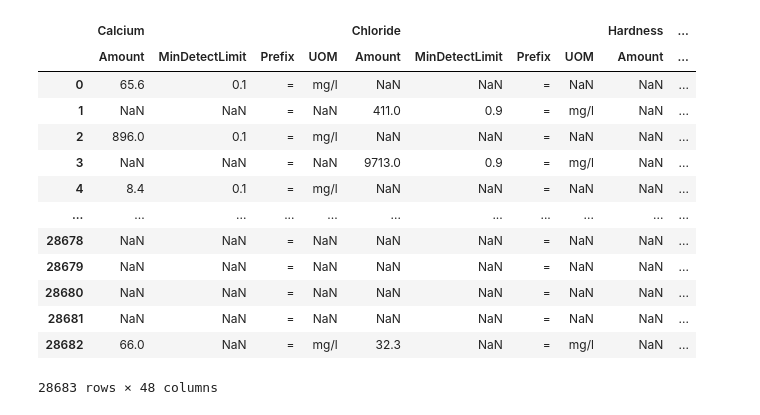
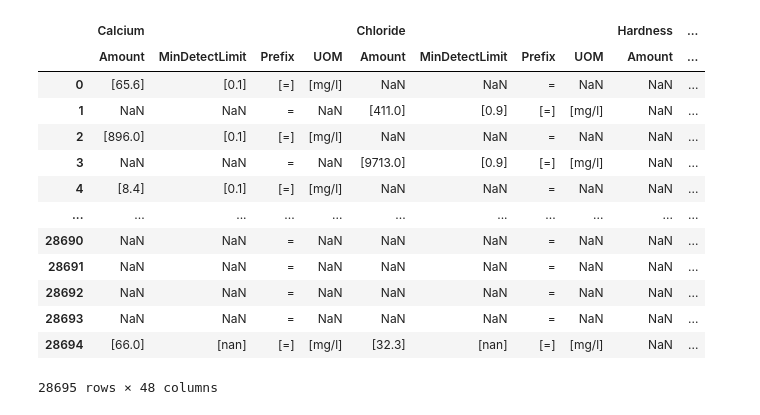
Before and after one commit to comp3988-th16-03-p39/groundwater_quality, a Jupyter notebook: Datasets/data_cleaning.ipynb, the cells around one changed output. Drawn from its saved outputs; the diff is of its cells as text; code cells hidden in the pictures.

Commit message:
Developed cleaning process using functions from Nihar. Jason and I pair-programmed this.

```diff
--- a/Datasets/data_cleaning.ipynb
+++ b/Datasets/data_cleaning.ipynb
@@ -66,0 +172,14 @@ dataset_pivoted
+# %%
+# remove units whitespace and convert to lowercase
+def clean_units (units):
+    if isinstance(units,list):
+        return ["".join(unit.strip().lower().split()) if isinstance(unit,str) else unit for unit in units]
+    elif isinstance(units,str):
+        return "".join(units.strip().lower().split())
+    else:
+        return np.nan
+
+units_index = list(itt.product(desired_chemical_names,["UOM"]))
+dataset_pivoted[units_index] = dataset_pivoted[units_index].applymap(clean_units)
+
+dataset_pivoted
@@ -67,32 +201,12 @@ dataset_pivoted
 # %%
-# Part 2 apply formatting to each cell and expand
-
-desired_chemical_names=["Chloride", "Sulfate", "Hardness", "Sodium", "Potassium", "Magnesium", "Calcium",
-                            "Specific Conductance", "Total Dissolved Solids", "Water Temperature", "pH"]
-
-def transform_chemical_data(df: pd.DataFrame,
-                            chem_name: str,
-                            transform: Callable[[tuple[Any]], tuple[Any]],
-                            input_row_names: list[str],
-                            output_row_names: list[str]
-                            ):
-
-    input_row_multiindex = [(chem_name, i) for i in input_row_names]
-    output_row_multiindex = [(chem_name, i) for i in output_row_names]
-
-    df[output_row_multiindex] = df[input_row_multiindex].apply(
-        lambda row: transform(*[row[i] for i in input_row_multiindex]),
-        axis=1, result_type="expand"
-    )
-
 # This function should format a single amount value and output a float-prefix tuple.
 def format_amount (erase_invalid : bool = False):
 
-    def format_amount_func (amount, min_detection_limit):
+    def format_amount_func (amount, min_detection_limit, uom):
 
         #if amount is already number
         if isinstance(amount,nb.Number):
-            return ('=',float(amount))
+            return ('=',float(amount), uom)
 
         if isinstance(amount,str):
             #remove whitespace
@@ -101,48 +215,48 @@ def format_amount (erase_invalid : bool = False):
 
             #if amount matches prefix-numerical form
             if re.fullmatch(r'([<>=]?)[0-9]*(\.?)[0-9]+', amount):
                 if re.match(r'[<>=]',amount):
                     amount_prefix = re.split(r'[<>=]', amount)
                     amount_prefix[1] = float(amount_prefix[1])
-                    amount_prefix = (amount_prefix[0], amount_prefix[1])
+                    amount_prefix = (amount_prefix[0], amount_prefix[1], uom)
                 else:
-                    amount_prefix = ("=",float(amount))
+                    amount_prefix = ("=",float(amount), uom)
                 return amount_prefix
 
             #if amount is below detection limit
             elif amount == "BDL" or amount == "ND":
                 if min_detection_limit is not None:
-                    return ("<", min_detection_limit)
+                    return ("<", min_detection_limit, uom)
                 else:
-                    return ("=", 0)
+                    return ("=", 0, uom)
 
         #otherwise amount is invalid
         if erase_invalid:
-            return (np.nan, np.nan)
+            return (np.nan, np.nan, np.nan)
         else:
             raise ValueError("Invalid Formatting - " + str(amount))
 
     return format_amount_func
 
 # apply formatting to every chemical and sort columns
 for chemical_name in desired_chemical_names:
     transform_chemical_data(dataset_pivoted, chemical_name, format_amount(True),
-                            ["Amount", "MinDetectLimit"], ["Prefix", "Amount"])
+                            ["Amount", "MinDetectLimit","UOM"], ["Prefix", "Amount","UOM"], split_lists = True)
     dataset_pivoted = dataset_pivoted.sort_index(axis=1)
 
 dataset_pivoted
 # %% [output]
 |  | Calcium |  |  |  | Chloride |  |  |  | Hardness | ... |
 |  | Amount | MinDetectLimit | Prefix | UOM | Amount | MinDetectLimit | Prefix | UOM | Amount | ... |
-| 0 | 65.6 | 0.1 | = | mg/l | NaN | NaN | = | NaN | NaN | ... |
-| 1 | NaN | NaN | = | NaN | 411.0 | 0.9 | = | mg/l | NaN | ... |
-| 2 | 896.0 | 0.1 | = | mg/l | NaN | NaN | = | NaN | NaN | ... |
-| 3 | NaN | NaN | = | NaN | 9713.0 | 0.9 | = | mg/l | NaN | ... |
-| 4 | 8.4 | 0.1 | = | mg/l | NaN | NaN | = | NaN | NaN | ... |
+| 0 | [65.6] | [0.1] | [=] | [mg/l] | NaN | NaN | = | NaN | NaN | ... |
+| 1 | NaN | NaN | = | NaN | [411.0] | [0.9] | [=] | [mg/l] | NaN | ... |
+| 2 | [896.0] | [0.1] | [=] | [mg/l] | NaN | NaN | = | NaN | NaN | ... |
+| 3 | NaN | NaN | = | NaN | [9713.0] | [0.9] | [=] | [mg/l] | NaN | ... |
+| 4 | [8.4] | [0.1] | [=] | [mg/l] | NaN | NaN | = | NaN | NaN | ... |
 | ... | ... | ... | ... | ... | ... | ... | ... | ... | ... | ... |
-| 28678 | NaN | NaN | = | NaN | NaN | NaN | = | NaN | NaN | ... |
-| 28679 | NaN | NaN | = | NaN | NaN | NaN | = | NaN | NaN | ... |
-| 28680 | NaN | NaN | = | NaN | NaN | NaN | = | NaN | NaN | ... |
-| 28681 | NaN | NaN | = | NaN | NaN | NaN | = | NaN | NaN | ... |
-| 28682 | 66.0 | NaN | = | mg/l | 32.3 | NaN | = | mg/l | NaN | ... |
+| 28690 | NaN | NaN | = | NaN | NaN | NaN | = | NaN | NaN | ... |
+| 28691 | NaN | NaN | = | NaN | NaN | NaN | = | NaN | NaN | ... |
+| 28692 | NaN | NaN | = | NaN | NaN | NaN | = | NaN | NaN | ... |
+| 28693 | NaN | NaN | = | NaN | NaN | NaN | = | NaN | NaN | ... |
+| 28694 | [66.0] | [nan] | [=] | [mg/l] | [32.3] | [nan] | [=] | [mg/l] | NaN | ... |
-28683 rows × 48 columns
+28695 rows × 48 columns
```
Also changed, not shown: parts of 12 cells of this notebook.
